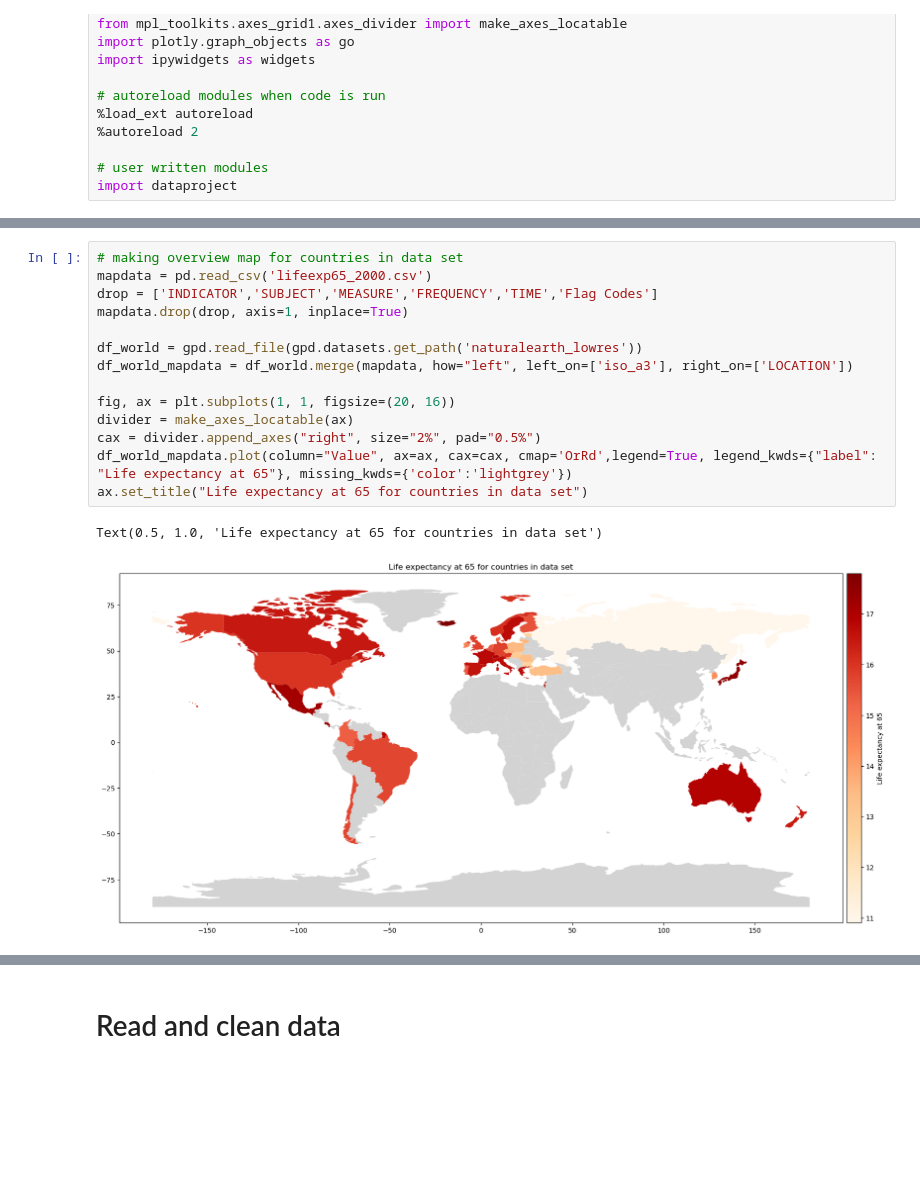
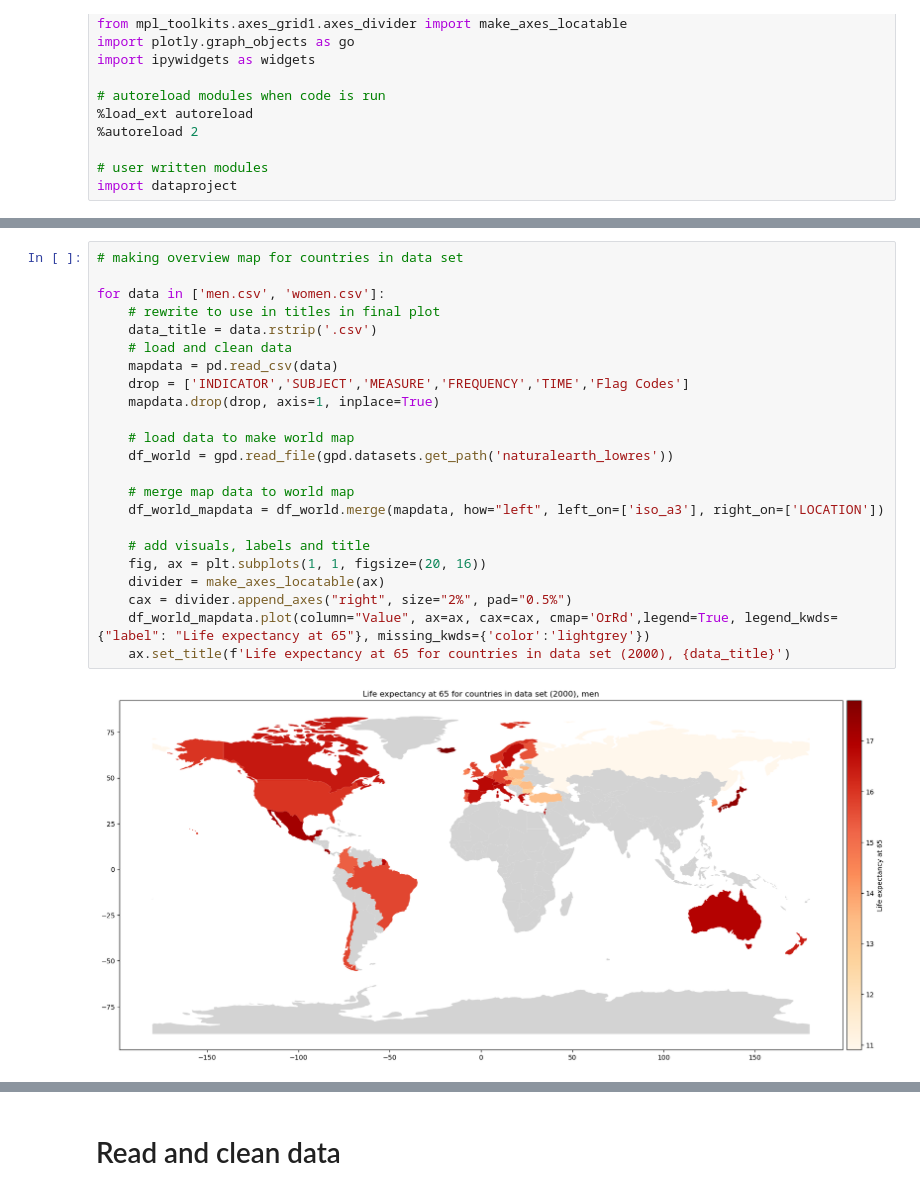
Before and after one commit to NumEconCopenhagen/projects-2023-ida-simone-elin, a Jupyter notebook: dataproject/dataproject.ipynb, the cells around one changed output, grey strips where cells are left out. Saved outputs shown, nothing was run; the diff lists cells and outputs as text; blank space fills up the shorter version.

```diff
--- a/dataproject/dataproject.ipynb
+++ b/dataproject/dataproject.ipynb
@@ -48,17 +38,25 @@ import dataproject
 # %%
 # making overview map for countries in data set
-mapdata = pd.read_csv('lifeexp65_2000.csv')
-drop = ['INDICATOR','SUBJECT','MEASURE','FREQUENCY','TIME','Flag Codes']
-mapdata.drop(drop, axis=1, inplace=True)
 
-df_world = gpd.read_file(gpd.datasets.get_path('naturalearth_lowres'))
-df_world_mapdata = df_world.merge(mapdata, how="left", left_on=['iso_a3'], right_on=['LOCATION'])
+for data in ['men.csv', 'women.csv']:
+    # rewrite to use in titles in final plot
+    data_title = data.rstrip('.csv')
+    # load and clean data
+    mapdata = pd.read_csv(data)
+    drop = ['INDICATOR','SUBJECT','MEASURE','FREQUENCY','TIME','Flag Codes']
+    mapdata.drop(drop, axis=1, inplace=True)
 
-fig, ax = plt.subplots(1, 1, figsize=(20, 16))
-divider = make_axes_locatable(ax)
-cax = divider.append_axes("right", size="2%", pad="0.5%")
-df_world_mapdata.plot(column="Value", ax=ax, cax=cax, cmap='OrRd',legend=True, legend_kwds={"label": "Life expectancy at 65"}, missing_kwds={'color':'lightgrey'})
-ax.set_title("Life expectancy at 65 for countries in data set")
+    # load data to make world map
+    df_world = gpd.read_file(gpd.datasets.get_path('naturalearth_lowres'))
+
+    # merge map data to world map
+    df_world_mapdata = df_world.merge(mapdata, how="left", left_on=['iso_a3'], right_on=['LOCATION'])
+
+    # add visuals, labels and title
+    fig, ax = plt.subplots(1, 1, figsize=(20, 16))
+    divider = make_axes_locatable(ax)
+    cax = divider.append_axes("right", size="2%", pad="0.5%")
+    df_world_mapdata.plot(column="Value", ax=ax, cax=cax, cmap='OrRd',legend=True, legend_kwds={"label": "Life expectancy at 65"}, missing_kwds={'color':'lightgrey'})
+    ax.set_title(f'Life expectancy at 65 for countries in data set (2000), {data_title}')
 # %% [output]
-Text(0.5, 1.0, 'Life expectancy at 65 for countries in data set')
-[figure, old version]
+[figure, new version]
```
Also changed, not shown: parts of 11 cells of this notebook, 2 other files.
